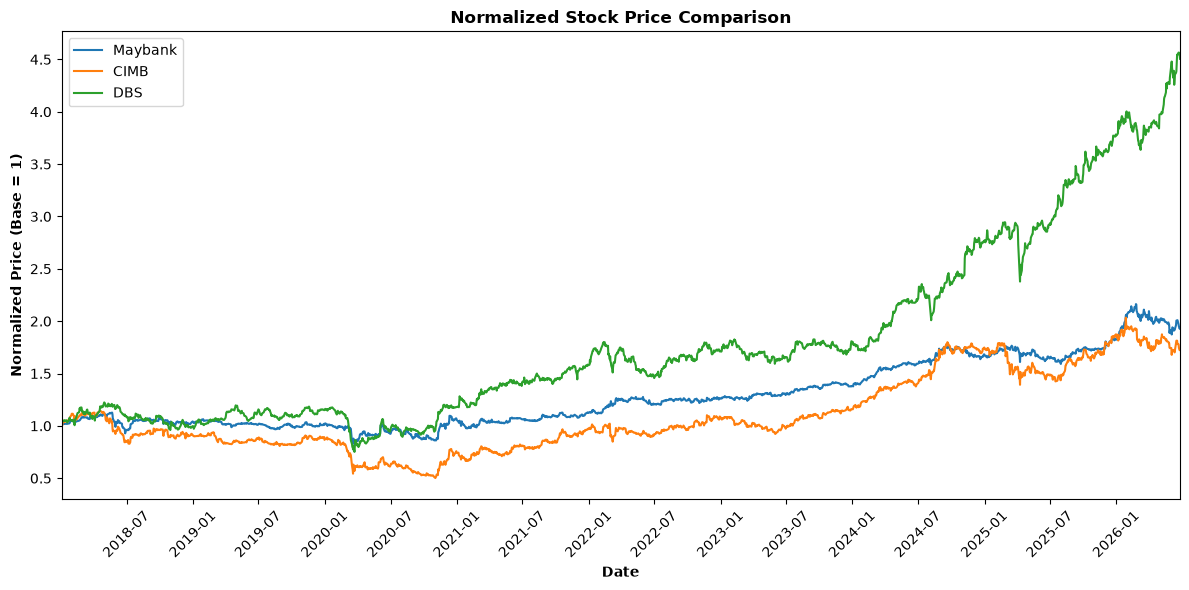
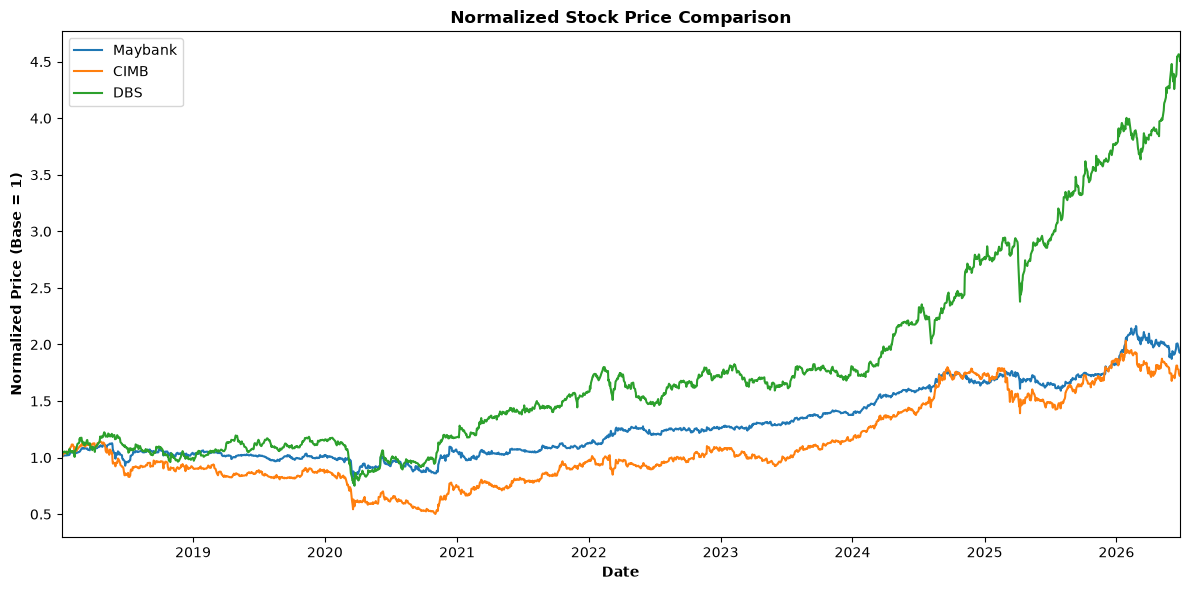
The change to this notebook cell's code, shown as a diff; its figure went from the first image to the second:
--- before
+++ after
@@ -1,9 +1,4 @@
 import matplotlib.pyplot as plt
 import matplotlib.dates as mdates
-
-# Ensure datetime
-maybank['Date'] = pd.to_datetime(maybank['Date'])
-cimb['Date'] = pd.to_datetime(cimb['Date'])
-dbs['Date'] = pd.to_datetime(dbs['Date'])
 
 # Normalize (base = 1 at start)
@@ -18,16 +13,12 @@
 plt.plot(dbs['Date'], dbs_norm, label = 'DBS')
 
-plt.title("Normalized Stock Price Comparison", fontweight='bold')
-plt.xlabel("Date", fontweight='bold')
-plt.ylabel("Normalized Price (Base = 1)", fontweight='bold')
+plt.title('Normalized Stock Price Comparison', fontweight = 'bold')
+plt.xlabel('Date', fontweight = 'bold')
+plt.ylabel('Normalized Price (Base = 1)', fontweight = 'bold')
 
 plt.legend()
 
-
-plt.gca().xaxis.set_major_locator(mdates.MonthLocator(interval = 6)) # every 6 months
-
 plt.xlim(maybank['Date'].min(), maybank['Date'].max()) # restricting the range
 
-plt.xticks(rotation = 45)
 plt.tight_layout()
 plt.show()

Commit: Created feature_engineering.ipynb and started working on it.